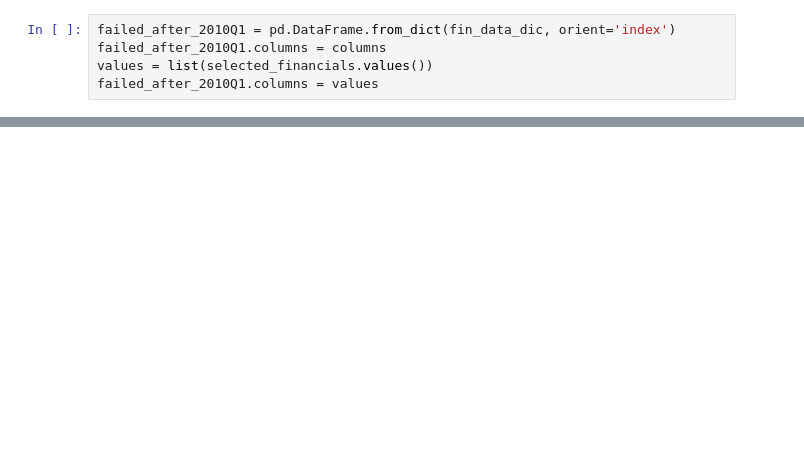
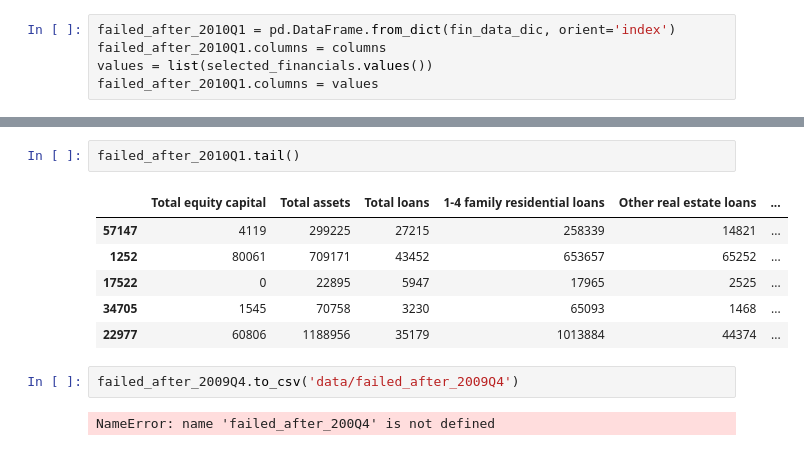
Before and after one commit to allaccountstaken/predicting_bank_distress, a Jupyter notebook: testing_data_pull.ipynb, the cells around one changed output, grey strips where cells are left out. Drawn from its saved outputs; the diff is of its cells as text; blank space fills up the shorter version.

```diff
--- a/testing_data_pull.ipynb
+++ b/testing_data_pull.ipynb
@@ -238,0 +301,13 @@ failed_after_2010Q1.to_csv('data/failed_after_2010Q1')
+# %%
+failed_after_2010Q1.tail()
+# %% [output]
+|  | Total equity capital | Total assets | Total loans | 1-4 family residential loans | Other real estate loans | ... |
+| 57147 | 4119 | 299225 | 27215 | 258339 | 14821 | ... |
+| 1252 | 80061 | 709171 | 43452 | 653657 | 65252 | ... |
+| 17522 | 0 | 22895 | 5947 | 17965 | 2525 | ... |
+| 34705 | 1545 | 70758 | 3230 | 65093 | 1468 | ... |
+| 22977 | 60806 | 1188956 | 35179 | 1013884 | 44374 | ... |
+# %%
+failed_after_2009Q4.to_csv('data/failed_after_2009Q4')
+# %% [output]
+NameError: name 'failed_after_200Q4' is not defined
```
Also changed, not shown: parts of 6 cells of this notebook, 1 other file.
